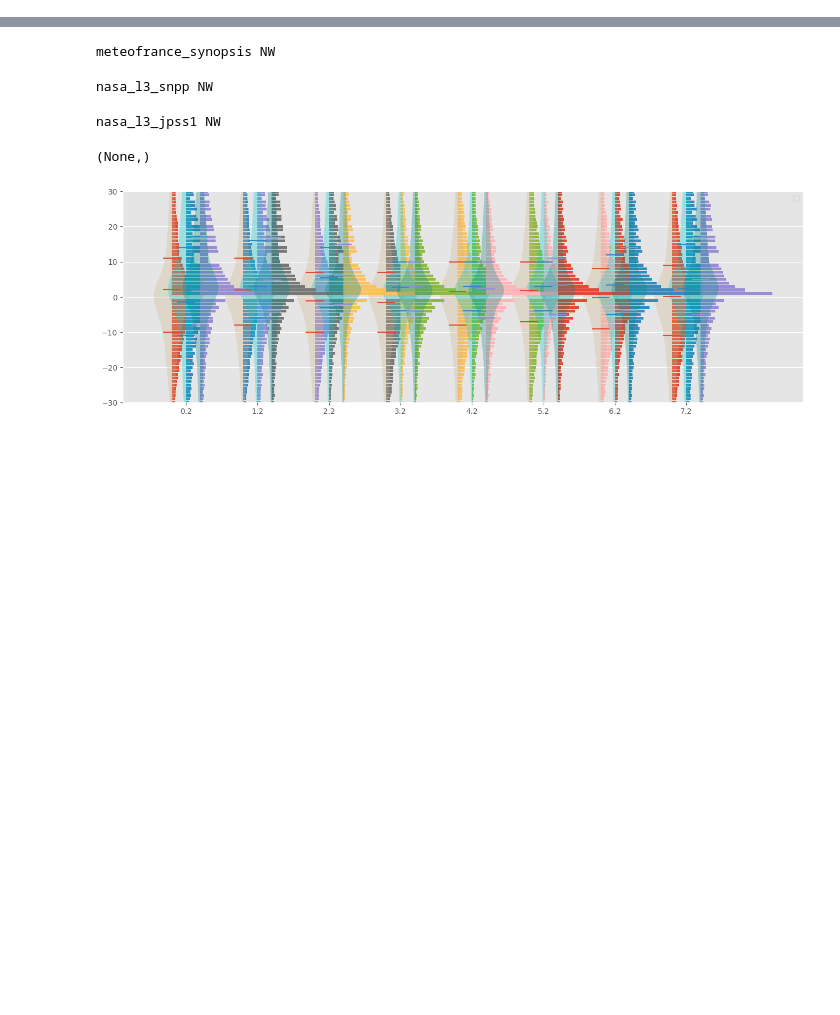
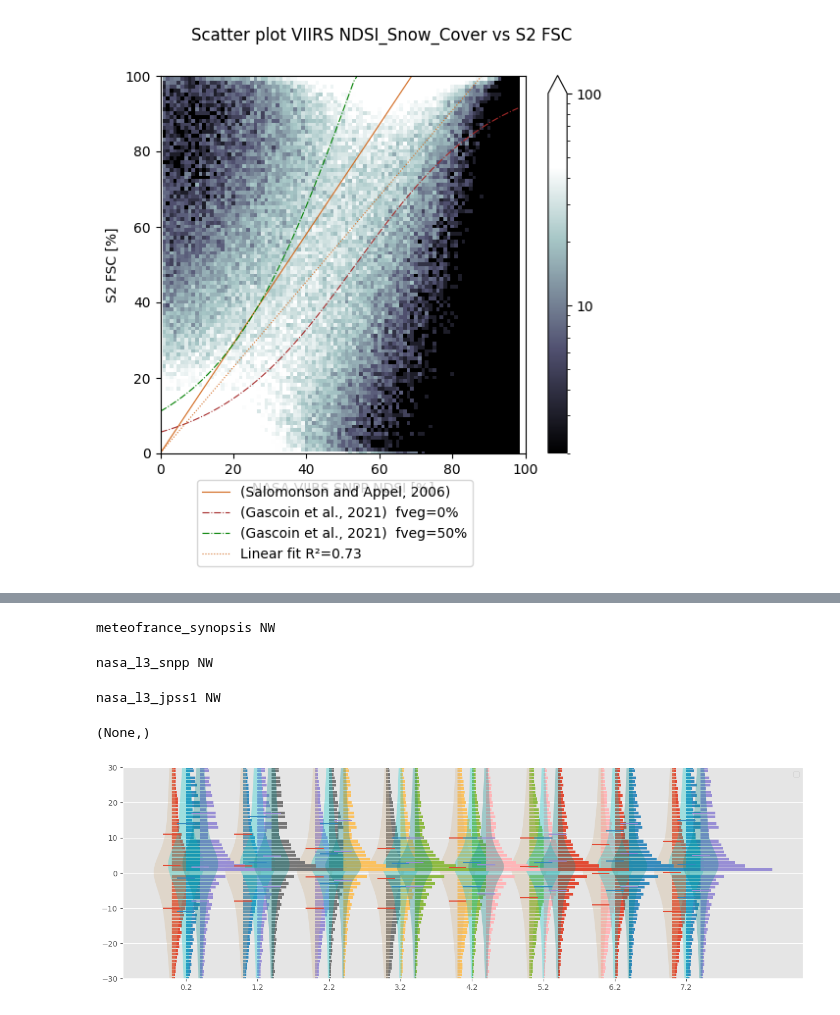
Before and after one commit to nicolaimpe/viirsnow, a Jupyter notebook: notebooks/lps_illustration.ipynb, the cells around one changed output, grey strips where cells are left out. Drawn from its saved outputs; the diff is of its cells as text; code cells hidden in the pictures; blank space fills up the shorter version.

```diff
--- a/notebooks/lps_illustration.ipynb
+++ b/notebooks/lps_illustration.ipynb
@@ -172,3 +465,96 @@ annual_area_fancy_plot(metrics_dict_completeness=metrics_dict_completeness,metri
+# %%
+
+### NDSI-FSC regression
+from matplotlib import cm, colors
+from matplotlib.axes import Axes
+from matplotlib.figure import Figure
+from fractional_snow_cover import gascoin, salomonson_appel
+from postprocess.scatter_plot import fancy_scatter_plot, fit_regression
+from scipy.ndimage import gaussian_filter
+import matplotlib.colors as mcolors
+
+def fancy_scatter_plot(
+    data_to_plt: xr.DataArray,
+    ax: Axes,
+    figure: Figure,
+    low_threshold: int | None = None,
+    smoothing_window_size: int | None = 2,
+):
+    data_to_plt = data_to_plt.transpose("y", "x")
+    if low_threshold is not None:
+        data_to_plt = data_to_plt.where(data_to_plt >= low_threshold, 0)
+    if smoothing_window_size is not None:
+        data_smooth = gaussian_filter(data_to_plt, sigma=smoothing_window_size)
+    else:
+        # That's ugly
+        data_smooth = data_to_plt
+
+    coeff_slope, intercept, score = fit_regression(data_to_plt)
+    distr_min, distr_max = np.quantile(data_smooth, 0.20), np.quantile(data_smooth, 0.90)
+    scatter_plot = ax.pcolormesh(
+        data_to_plt.coords["x"].values,
+        data_to_plt.coords["y"].values,
+        data_smooth,
+        norm=colors.LogNorm(vmin=distr_min if distr_min > 0 else 1, vmax=distr_max,clip=True),
+        cmap=cm.bone,
+    )
+    regression_x_axis = np.arange(0, 100)
+    ax.plot(
+        regression_x_axis,
+        regression_x_axis * coeff_slope + intercept,
+        ":",
+        lw=0.8,
+        color="chocolate",
+        label=f"Linear fit R²={score:.2f}",  # m={float(coeff_slope):.2f} b={float(intercept):.2f}",
+    )
+    # ax.plot(regression_x_axis, regression_x_axis, color="k", linewidth=0.5, label="y=x")
+    ax.grid(False)
+    ax.legend(loc=(0.1,-0.3))
+    ax.set_ylim(0, 100)
+    ax.set_xlim(0, 100)
+
+    cbar = figure.colorbar(scatter_plot,extend='max')
+    cbar_ticks = np.array([ 1e1, 1e2])
+    cbar_labels = [f"{tick:n}" for tick in cbar_ticks]
+    cbar.set_ticks(cbar_ticks, labels=cbar_labels)
+    return scatter_plot
+fig, ax = plt.subplots(1,1,figsize=(6 , 5))
+plt.style.use('default')
+n_min = 0
+fig.suptitle("Scatter plot VIIRS NDSI_Snow_Cover vs S2 FSC")
+reduced = (
+    nasa_l3_snpp_metrics_ds.sel(
+        ref_bins=slice(0, 99),
+        forest_mask_bins=[fore],
+        test_bins=slice(0, 99),
+    )
+    .sum(dim=("forest_mask_bins", "time"))
+    .data_vars["n_occurrences"]
+)
+xax = reduced.test_bins.values
+
+ax.plot(xax, salomonson_appel(xax), color="chocolate", linewidth=.8, label="(Salomonson and Appel, 2006)")
+f_veg=0
+fit_g = gascoin(xax * 0.01, f_veg=f_veg) * 100
+ax.plot(xax, fit_g,"-.",color="brown", linewidth=.8, label=f"(Gascoin et al., 2021)  fveg={int(f_veg*100)}%")
+f_veg=0.5
+fit_g = gascoin(xax * 0.01, f_veg=f_veg) * 100
+ax.plot(xax, fit_g,"-.",color="green", linewidth=.8, label=f"(Gascoin et al., 2021)  fveg={int(f_veg*100)}%")
+
+scatter_plot = fancy_scatter_plot(
+    data_to_plt=reduced.rename({"ref_bins": "y", "test_bins": "x"}),
+    ax=ax,
+    figure=fig,
+    low_threshold=n_min,
+    smoothing_window_size=0,
+)
+# ax[i].set_title(PRODUCT_PLOT_NAMES[k])
+ax.set_ylabel("S2 FSC [%]")
+ax.set_xlabel("NASA VIIRS SNPP NDSI [%]")
+
+plt.show()
+# %% [output]
+[figure, added]
 # %%
 
 def raw_error_violinplots(metrics_dict: Dict[str, xr.Dataset], analysis_var: str, ax: Axes, **violinplots_kwargs):
```
Also changed, not shown: parts of 9 cells of this notebook, 1 other file.
